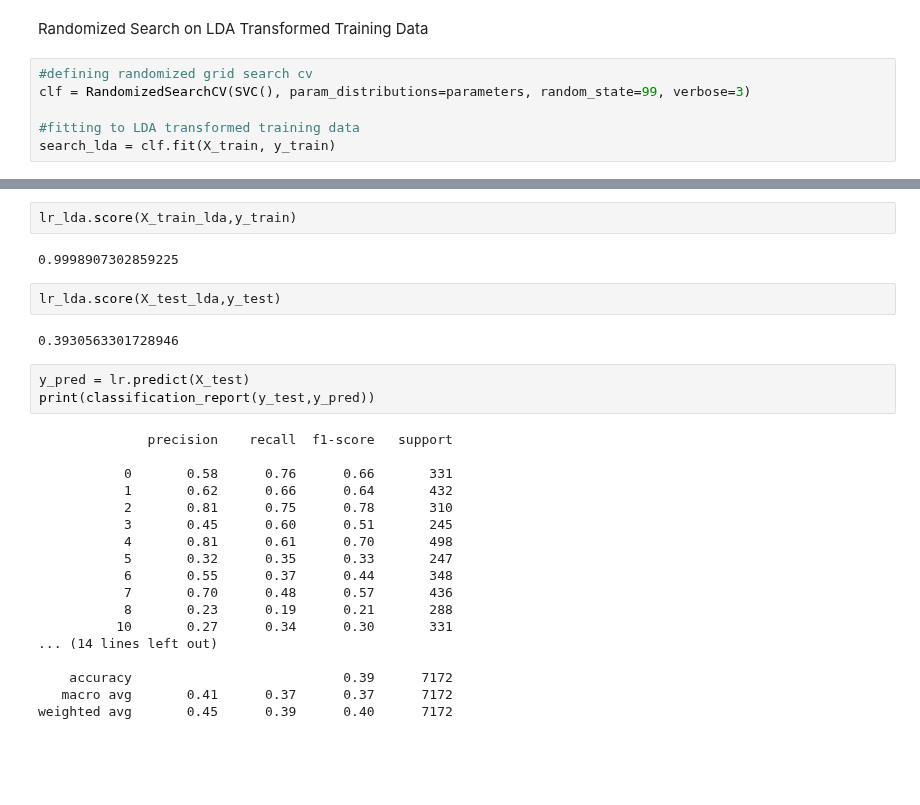
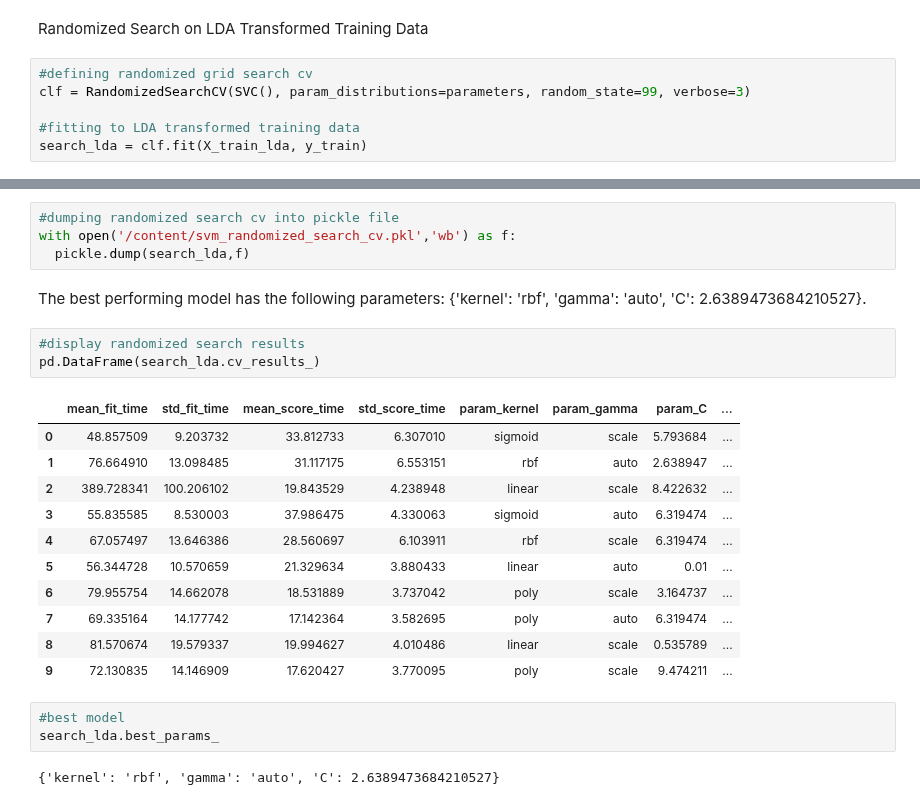
Before and after one commit to DataScienceAndEngineering/machine-learning-dse-i210-final-project-signlanguageclassification, a Jupyter notebook: notebooks/1.5-al-svm.ipynb, the cells around one changed output, grey strips where cells are left out. Saved outputs shown, nothing was run; the diff lists cells and outputs as text; blank space fills up the shorter version.

```diff
--- a/notebooks/1.5-al-svm.ipynb
+++ b/notebooks/1.5-al-svm.ipynb
@@ -115,6 +116,6 @@ Randomized Search on LDA Transformed Training Data
 clf = RandomizedSearchCV(SVC(), param_distributions=parameters, random_state=99, verbose=3)
 
 #fitting to LDA transformed training data
-search_lda = clf.fit(X_train, y_train)
+search_lda = clf.fit(X_train_lda, y_train)
 # %% [output]
 Fitting 5 folds for each of 10 candidates, totalling 50 fits
@@ -158,29 +138,26 @@ lr.score(X_test,y_test)
-# %%
-lr_lda.score(X_train_lda,y_train)
-# %% [output]
-0.9998907302859225
-# %%
-lr_lda.score(X_test_lda,y_test)
-# %% [output]
-0.3930563301728946
-# %%
-y_pred = lr.predict(X_test)
-print(classification_report(y_test,y_pred))
-# %% [output]
-              precision    recall  f1-score   support
-
-           0       0.58      0.76      0.66       331
-           1       0.62      0.66      0.64       432
-           2       0.81      0.75      0.78       310
-           3       0.45      0.60      0.51       245
-           4       0.81      0.61      0.70       498
-           5       0.32      0.35      0.33       247
-           6       0.55      0.37      0.44       348
-           7       0.70      0.48      0.57       436
-           8       0.23      0.19      0.21       288
-          10       0.27      0.34      0.30       331
-... (14 lines left out)
-
-    accuracy                           0.39      7172
-   macro avg       0.41      0.37      0.37      7172
-weighted avg       0.45      0.39      0.40      7172
+# %%
+#dumping randomized search cv into pickle file
+with open('/content/svm_randomized_search_cv.pkl','wb') as f:
+  pickle.dump(search_lda,f)
+# %% [markdown]
+The best performing model has the following parameters: {'kernel': 'rbf', 'gamma': 'auto', 'C': 2.6389473684210527}.
+# %%
+#display randomized search results
+pd.DataFrame(search_lda.cv_results_)
+# %% [output]
+|  | mean_fit_time | std_fit_time | mean_score_time | std_score_time | param_kernel | param_gamma | param_C | ... |
+| 0 | 48.857509 | 9.203732 | 33.812733 | 6.307010 | sigmoid | scale | 5.793684 | ... |
+| 1 | 76.664910 | 13.098485 | 31.117175 | 6.553151 | rbf | auto | 2.638947 | ... |
+| 2 | 389.728341 | 100.206102 | 19.843529 | 4.238948 | linear | scale | 8.422632 | ... |
+| 3 | 55.835585 | 8.530003 | 37.986475 | 4.330063 | sigmoid | auto | 6.319474 | ... |
+| 4 | 67.057497 | 13.646386 | 28.560697 | 6.103911 | rbf | scale | 6.319474 | ... |
+| 5 | 56.344728 | 10.570659 | 21.329634 | 3.880433 | linear | auto | 0.01 | ... |
+| 6 | 79.955754 | 14.662078 | 18.531889 | 3.737042 | poly | scale | 3.164737 | ... |
+| 7 | 69.335164 | 14.177742 | 17.142364 | 3.582695 | poly | auto | 6.319474 | ... |
+| 8 | 81.570674 | 19.579337 | 19.994627 | 4.010486 | linear | scale | 0.535789 | ... |
+| 9 | 72.130835 | 14.146909 | 17.620427 | 3.770095 | poly | scale | 9.474211 | ... |
+# %%
+#best model
+search_lda.best_params_
+# %% [output]
+{'kernel': 'rbf', 'gamma': 'auto', 'C': 2.6389473684210527}
```
Also changed, not shown: parts of 15 cells of this notebook.
